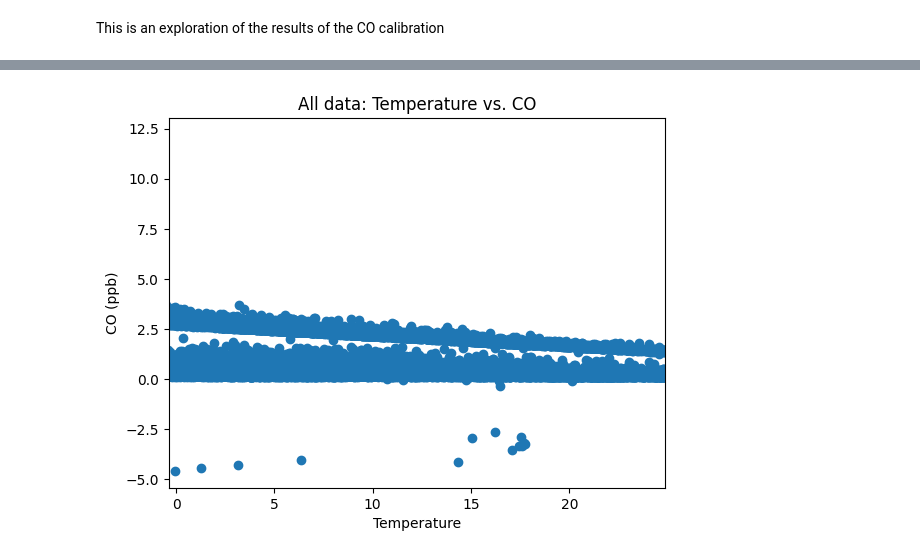
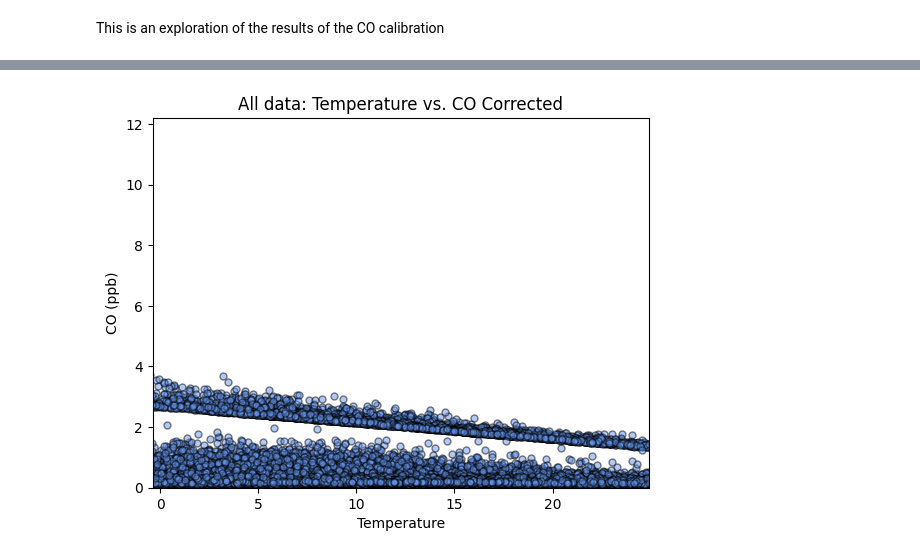
Before and after one commit to livgimenes/calibrations-scr-breathe-pvd, a Jupyter notebook: co/results.ipynb, the cells around one changed output, grey strips where cells are left out. Saved outputs shown, nothing was run; the diff lists cells and outputs as text; code cells hidden in the pictures.

Commit message:
graphrefinement

```diff
--- a/co/results.ipynb
+++ b/co/results.ipynb
@@ -15,29 +44,34 @@ import plotly.graph_objects as go
 # %%
 
 import matplotlib.pyplot as plt
 
 
-# load data from a CSV file
-df = pd.read_csv('corrected_co.csv')
 
 
 def make_plot(data,title):
 
     x_min = data['temp'].quantile(0.05) # exclude 5% of lowest values
     x_max = data['temp'].quantile(0.95) # exclude 5% of highest values
 
-    # create a scatter plot
-    plt.scatter(data['temp'], data['CO_ppb'])
+    #get the largest value of CO
+    y_max = data['CO_ppb'].max()
+    y_min = data['CO_ppb'].min()
+
+    # create a scatter plot with adjusted color and size
+    plt.scatter(data['temp'], data['CO_ppb'], color='cornflowerblue', s=25,edgecolor='black', alpha=0.5)
     plt.xlim(x_min, x_max)
+    plt.ylim(0, y_max) # set y-axis range
 
     # add labels and title
     plt.xlabel('Temperature')
     plt.ylabel('CO (ppb)')
-    plt.title(title + ': Temperature vs. CO')
+    plt.title(title + ': Temperature vs. CO Corrected')
 
     # display the plot
     plt.show()
 
+
+
 make_plot(df,'All data')
 # %% [output]
-[figure, old version]
+[figure, new version]
```
Also changed, not shown: parts of 5 cells of this notebook, 5 other files.
